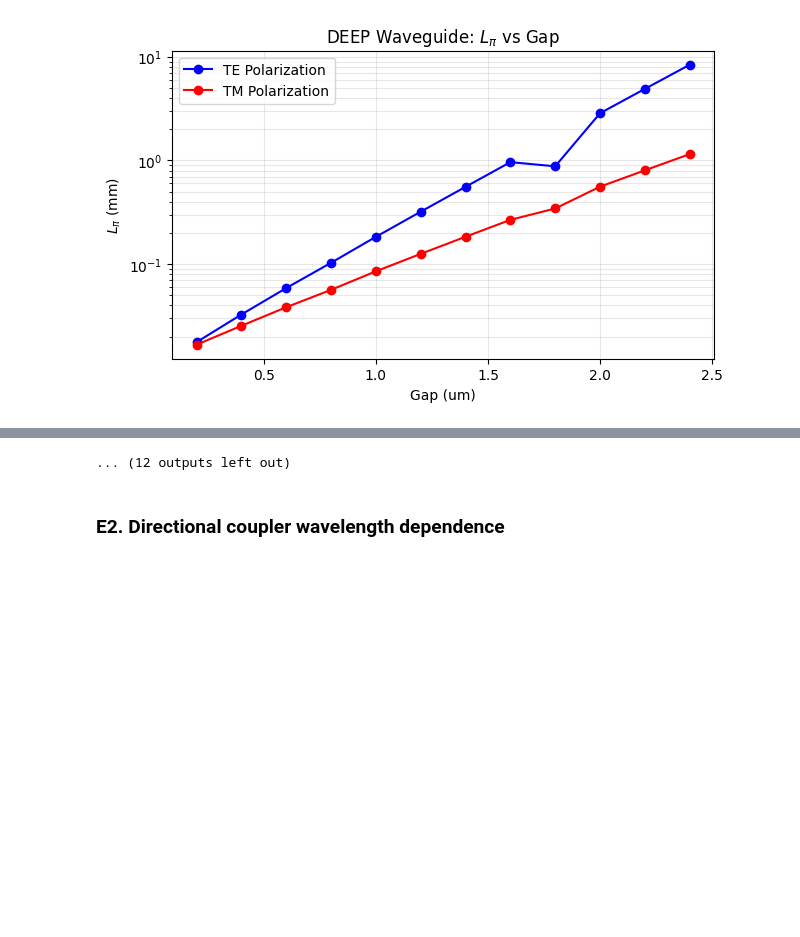
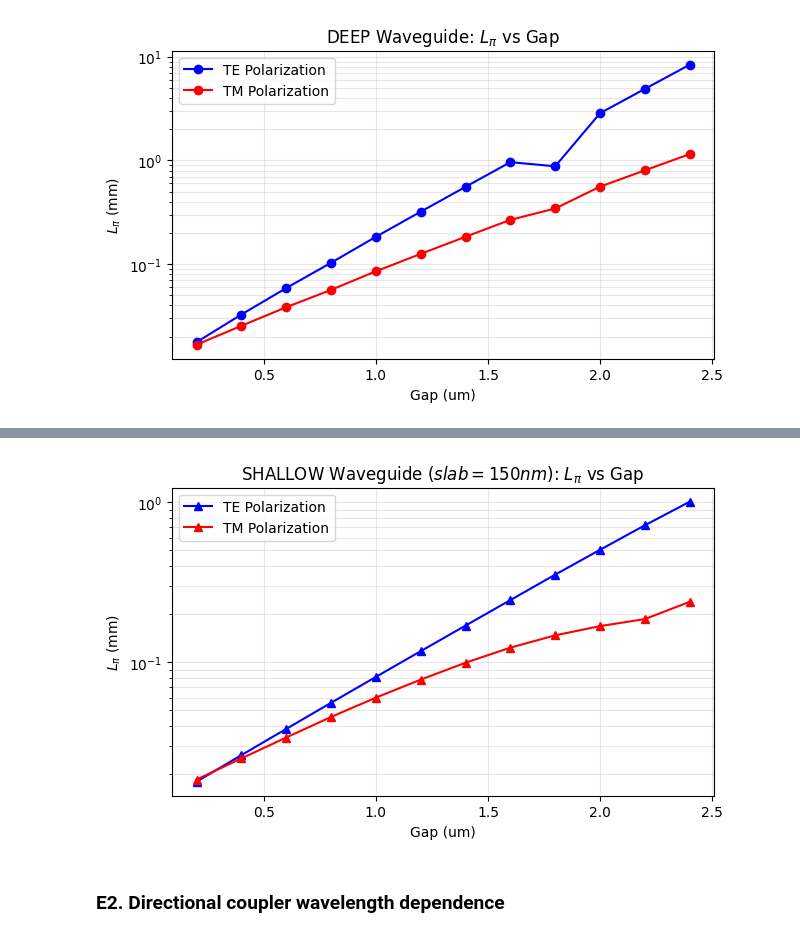
Before and after one commit to cdjuacor/cifoin-lab2, a Jupyter notebook: COUPLERS_Student.ipynb, the cells around one changed output, grey strips where cells are left out. Cells and saved outputs as stored; diff of their text form; code cells hidden in the pictures; blank space fills up the shorter version.

```diff
--- a/COUPLERS_Student.ipynb
+++ b/COUPLERS_Student.ipynb
@@ -725,56 +725,49 @@ plt.show()
 2026-03-27 11:49:52.844 | INFO     | gplugins.tidy3d.modes:_data:266 - load data from .cache/WaveguideCoupler_186b33d829047bed.npz.
 [figure]
 # %%
-# --- Asegúrate de tener definidos wavelength, nm, um si ejecutas esto solo ---
+gaps_sweep_um = np.arange(0.2, 2.6, 0.2)
+l_pi_te_list = []
+l_pi_tm_list = []
 
-# =========================================================================
-### E1. Directional coupler gap dependence (Adapted for SHALLOW)
 
-# --- STUDENT: Sweep the parameter (SHALLOW Case) ---
-gaps_sweep_um = np.arange(0.2, 2.6, 0.2) # Según diapositiva 0.2 a 2.4 um
-l_pi_te_list_shallow = []
-l_pi_tm_list_shallow = []
-
-print("Simulando barrido para SHALLOW waveguide (slab=150nm)...")
-
-for g_um_val in gaps_sweep_um:
-    # Usamos el valor del bucle como 'gap_to_simulate'
-    gap_to_simulate = g_um_val * um
-
-    # Objeto de simulación (adaptado de tu plantilla para slab=150nm)
-    shallow_dcoupler_cs = gt.modes.WaveguideCoupler(
-        wavelength=wavelength,
+for g_val in gaps_sweep_um:
+    cs = gt.modes.WaveguideCoupler(
+        wavelength=1.55,
         core_width=(1.0, 1.0),
-        gap=gap_to_simulate,
-        slab_thickness=150 * nm, # <--- ESPECÍFICO SHALLOW (150nm)
+        gap=g_val,
+        slab_thickness=150 * nm,
         core_material='sin',
         clad_material='sio2',
         core_thickness=300 * nm,
-        num_modes=4, # <--- WARNING: Sticking to user value 4 (High risk of mode hopping)
+        num_modes=12,
+        grid_resolution=35,
         cache_path='.cache/',
-        precision='double',
-        max_grid_scaling=1.5,
-        grid_resolution=20
+        precision='double'
     )
 
-    # --- Estudiante: Cálculo necesario de L_pi ---
-    # Asumimos modos 0,1 son TE y 2,3 son TM.
-    neffs = shallow_dcoupler_cs.n_eff.real
 
-    # Cálculo para TE (0, 1)
-    l_pi_te = (0.5 * wavelength / abs(neffs[0] - neffs[1])) / 1000 # convert to mm
-    l_pi_te_list_shallow.append(l_pi_te)
+    n_effs = cs.n_eff.real.flatten()
+    te_fracs = cs.fraction_te.flatten()
 
-    # Cálculo para TM (2, 3)
-    l_pi_tm = (0.5 * wavelength / abs(neffs[2] - neffs[3])) / 1000 # convert to mm
-    l_pi_tm_list_shallow.append(l_pi_tm)
 
-print("Barrido SHALLOW finalizado.")
+    te_modes = [n_effs[i] for i in range(len(n_effs)) if te_fracs[i] > 0.5]
+    tm_modes = [n_effs[i] for i in range(len(n_effs)) if te_fracs[i] < 0.5]
 
-# --- STUDENT. Plot goes here (SHALLOW Case) ---
+
+    if len(te_modes) >= 2:
+        l_pi_te = (0.5 * 1.55 / abs(te_modes[0] - te_modes[1])) / 1000
+        l_pi_te_list.append(l_pi_te)
+    else: l_pi_te_list.append(None)
+
+    if len(tm_modes) >= 2:
+        l_pi_tm = (0.5 * 1.55 / abs(tm_modes[0] - tm_modes[1])) / 1000
+        l_pi_tm_list.append(l_pi_tm)
+    else: l_pi_tm_list.append(None)
+
+
 plt.figure(figsize=(7, 4))
-plt.plot(gaps_sweep_um, l_pi_te_list_shallow, 'b^-', label='TE Polarization')
-plt.plot(gaps_sweep_um, l_pi_tm_list_shallow, 'r^-', label='TM Polarization')
+plt.plot(gaps_sweep_um, l_pi_te_list, 'b^-', label='TE Polarization')
+plt.plot(gaps_sweep_um, l_pi_tm_list, 'r^-', label='TM Polarization')
 plt.yscale('log')
 plt.title('SHALLOW Waveguide ($slab=150nm$): $L_{\pi}$ vs Gap')
 plt.xlabel('Gap (um)')
@@ -782,5 +775,4 @@ plt.ylabel('$L_{\pi}$ (mm)')
 plt.grid(True, which="both", alpha=0.3)
 plt.legend()
 plt.show()
-# =========================================================================
 # %% [output]
@@ -805,4 +791,4 @@ Simulando barrido para SHALLOW waveguide (slab=150nm)...
-... (12 outputs left out)
+[figure, added]
 # %% [markdown]
 ### E2. Directional coupler wavelength dependence
 # %%
```
Also changed, not shown: parts of 1 cell of this notebook.
